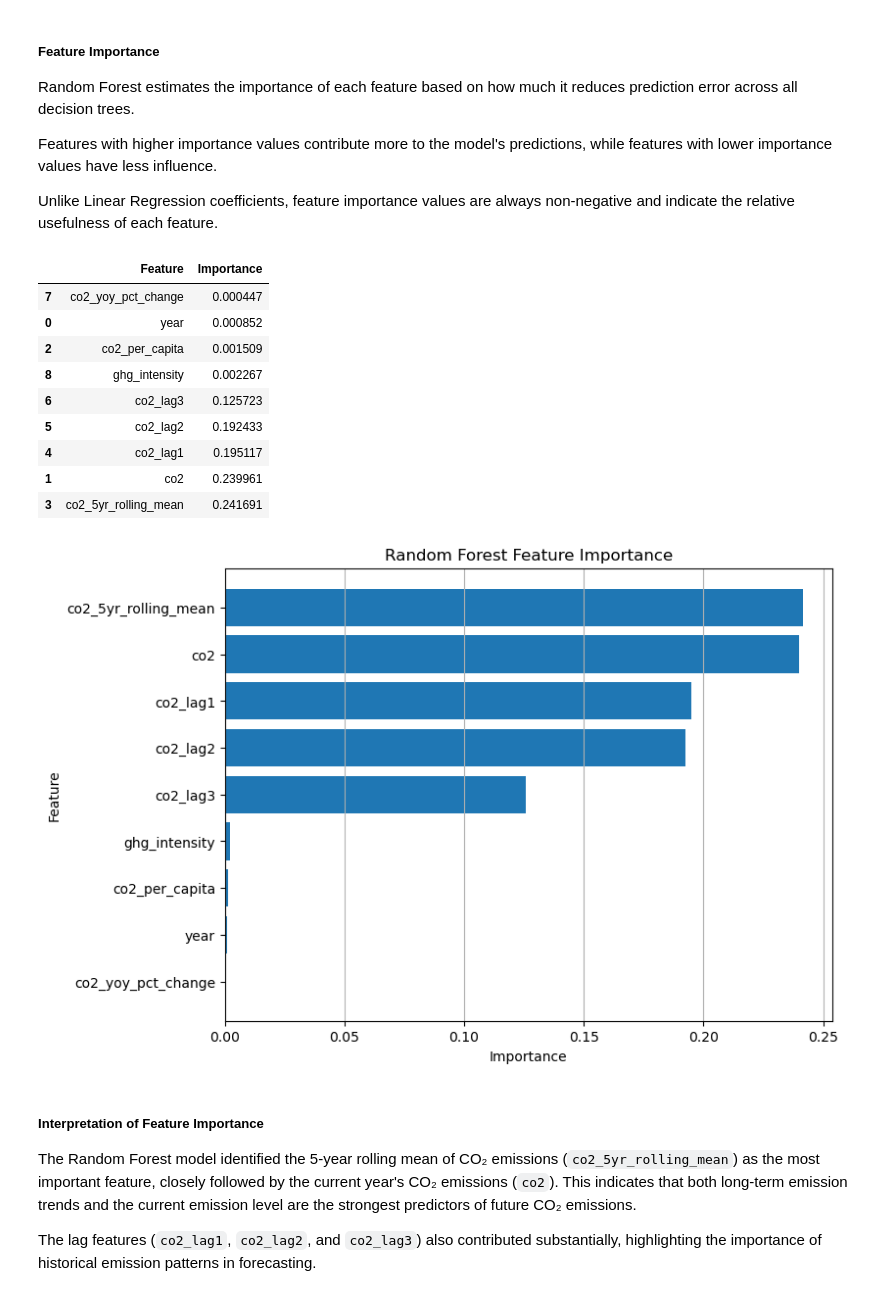
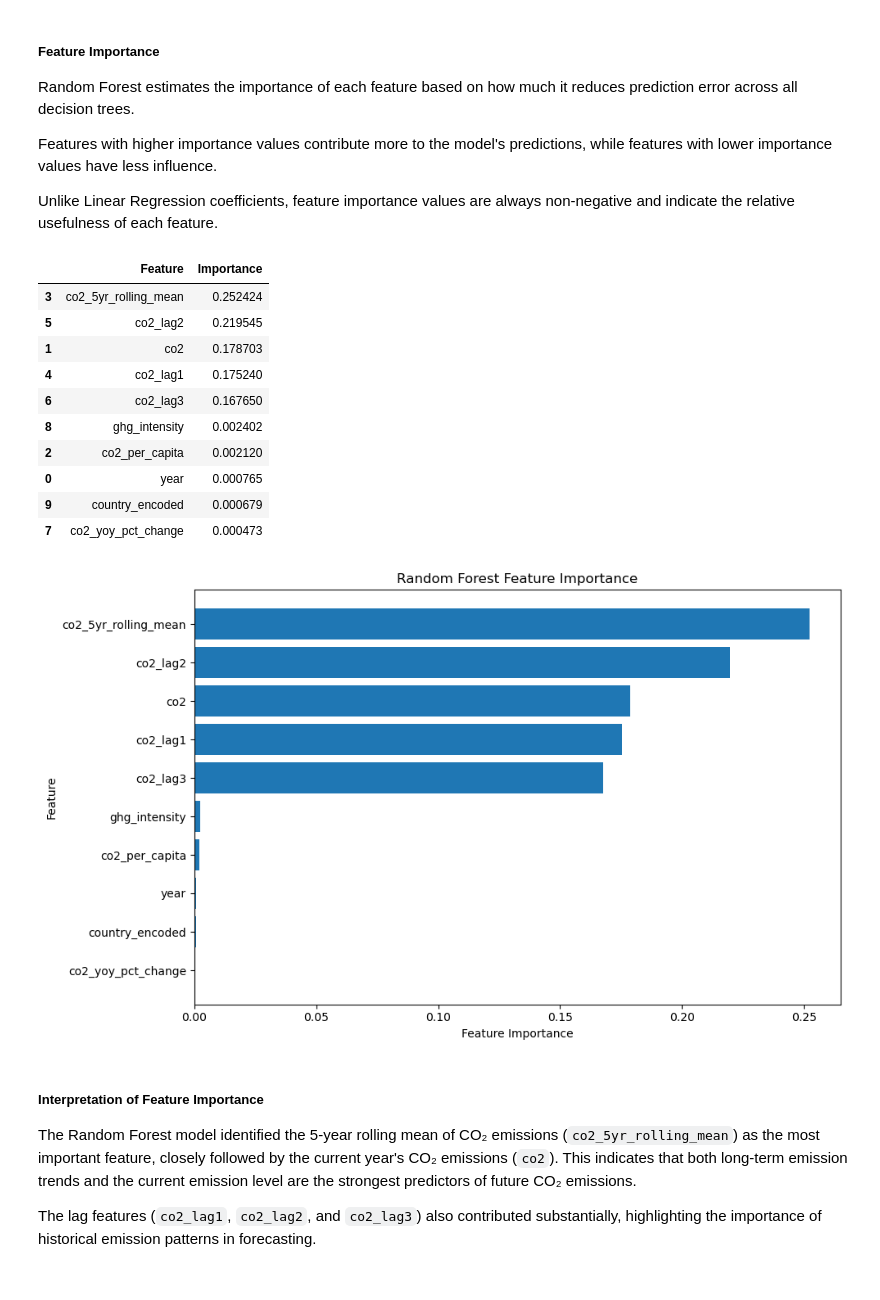
Before and after one commit to neeladrish/GHG-emission-analysis, a Jupyter notebook: WEEK_3_Baseline_ML_Model_Regression.ipynb, the cells around one changed output. Saved outputs shown, nothing was run; the diff lists cells and outputs as text; code cells hidden in the pictures.

```diff
--- a/WEEK_3_Baseline_ML_Model_Regression.ipynb
+++ b/WEEK_3_Baseline_ML_Model_Regression.ipynb
@@ -568,3 +633,19 @@ Unlike Linear Regression, Random Forest can capture complex non-linear relations
+# %%
+X_train_rf = rf_train_data[
+    rf_features
+]
+
+y_train_rf = rf_train_data[
+    TARGET
+]
+
+X_test_rf = rf_test_data[
+    rf_features
+]
+
+y_test_rf = rf_test_data[
+    TARGET
+]
 # %%
 rf_model = RandomForestRegressor(
     n_estimators=100,
@@ -578,8 +659,8 @@ The Random Forest Regressor is trained using the same training dataset as the Li
 The model builds 100 decision trees and combines their predictions by averaging them, allowing it to capture complex, non-linear relationships between the engineered features and future CO₂ emissions.
 # %%
 rf_model.fit(
-    X_train,
-    y_train
+    X_train_rf,
+    y_train_rf
 )
 # %% [output]
 RandomForestRegressor(random_state=42)
@@ -658,46 +740,47 @@ Features with higher importance values contribute more to the model's prediction
 Unlike Linear Regression coefficients, feature importance values are always non-negative and indicate the relative usefulness of each feature.
 # %%
 feature_importance = pd.DataFrame({
-    "Feature": features,
+    "Feature": rf_features,
     "Importance": rf_model.feature_importances_
-})
-
-feature_importance = feature_importance.sort_values(
-    by="Importance",
-    ascending=True
+}).sort_values(
+    "Importance",
+    ascending=False
 )
 
 feature_importance
 # %% [output]
 |  | Feature | Importance |
-| 7 | co2_yoy_pct_change | 0.000447 |
-| 0 | year | 0.000852 |
-| 2 | co2_per_capita | 0.001509 |
-| 8 | ghg_intensity | 0.002267 |
-| 6 | co2_lag3 | 0.125723 |
-| 5 | co2_lag2 | 0.192433 |
-| 4 | co2_lag1 | 0.195117 |
-| 1 | co2 | 0.239961 |
-| 3 | co2_5yr_rolling_mean | 0.241691 |
+| 3 | co2_5yr_rolling_mean | 0.252424 |
+| 5 | co2_lag2 | 0.219545 |
+| 1 | co2 | 0.178703 |
+| 4 | co2_lag1 | 0.175240 |
+| 6 | co2_lag3 | 0.167650 |
+| 8 | ghg_intensity | 0.002402 |
+| 2 | co2_per_capita | 0.002120 |
+| 0 | year | 0.000765 |
+| 9 | country_encoded | 0.000679 |
+| 7 | co2_yoy_pct_change | 0.000473 |
 # %%
-plt.figure(figsize=(8,6))
+plt.figure(figsize=(10, 6))
 
 plt.barh(
     feature_importance["Feature"],
     feature_importance["Importance"]
 )
 
-plt.title("Random Forest Feature Importance")
-
-plt.xlabel("Importance")
-
+plt.xlabel("Feature Importance")
 plt.ylabel("Feature")
 
-plt.grid(axis="x")
+plt.title(
+    "Random Forest Feature Importance"
+)
 
+plt.gca().invert_yaxis()
+
+plt.tight_layout()
 plt.show()
 # %% [output]
-[figure, old version]
+[figure, new version]
 # %% [markdown]
 ##### Interpretation of Feature Importance
 
```
Also changed, not shown: parts of 18 cells of this notebook, 14 other files.
